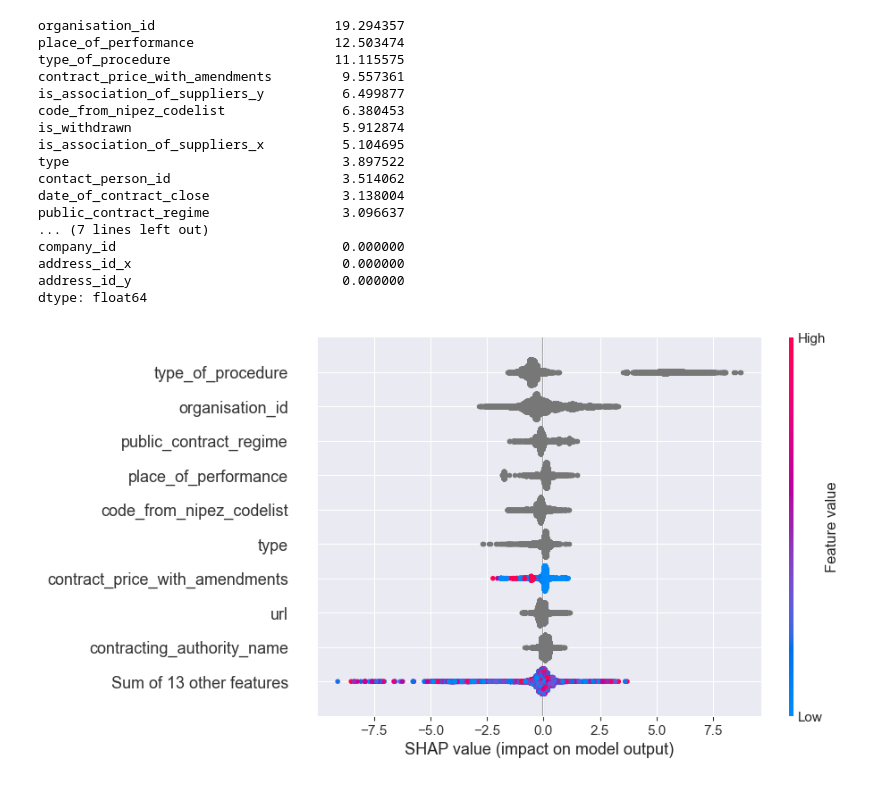
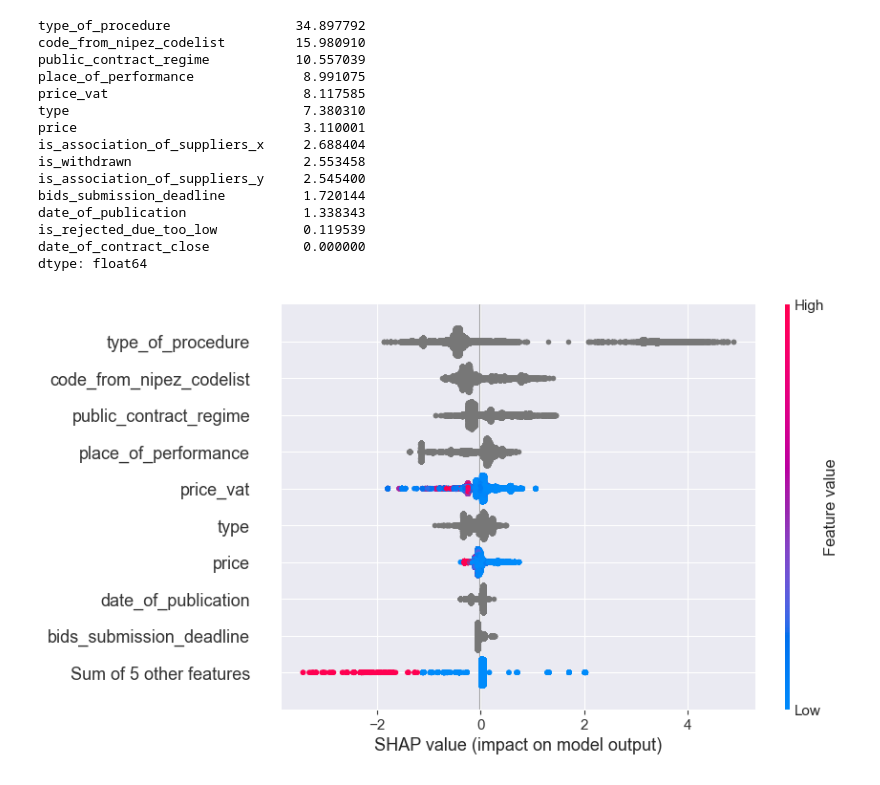
Before and after one commit to opendatalabcz/analysis-public-procurement, a Jupyter notebook: base_model.ipynb, the cells around one changed output. Saved outputs shown, nothing was run; the diff lists cells and outputs as text; code cells hidden in the pictures.

```diff
--- a/base_model.ipynb
+++ b/base_model.ipynb
@@ -36,2 +49,3 @@ for c in categ:
 # %%
-df_for_simple.info()
+df_for_pred.dropna(inplace=True)
+df_for_pred_without_price.dropna(inplace=True)
@@ -56,15 +72,16 @@ memory usage: 11.9+ MB
+# %%
+df_for_pred = df_for_pred.sort_values(by='date_of_publication')
 # %%
-train_data = df_for_simple.drop(columns=["is_winner"])
-train_labels = df_for_simple["is_winner"]
-X_train_base, X_test_base, y_train_base, y_test_base = train_test_split(train_data, train_labels, test_size=0.20, random_state=88 )
+train_data = df_for_pred.drop(columns=["is_winner"])
+train_labels = df_for_pred["is_winner"]
+X_train_base, X_test_base, y_train_base, y_test_base = train_test_split(train_data, train_labels, test_size=0.20, shuffle=False)
 # %%
-model_simple = CatBoostClassifier(iterations=25,
+model_with_price = CatBoostClassifier(iterations=10,
                            depth=7,
                            learning_rate=1,
                            loss_function='Logloss',
                            verbose=True,
-                           cat_features=['place_of_performance', 'public_contract_regime', 'type', 'type_of_procedure', 'address_id_x', 'address_id_y', 'url', 'contracting_authority_name', 'company_id', 'code_from_nipez_codelist','date_of_contract_close', 'date_of_publication' , 'contact_person_id', 'contracting_authority_id', 'organisation_id', 'bids_submission_deadline'])
+                           cat_features=['place_of_performance', 'public_contract_regime', 'type', 'type_of_procedure', 'code_from_nipez_codelist','date_of_contract_close', 'date_of_publication', 'bids_submission_deadline'])
 # train the model
-model_simple.fit(X_train_base, y_train_base)
-model_simple.score(X_test_base, y_test_base.astype("str"))
+model_with_price.fit(X_train_base, y_train_base)
 # %% [output]
@@ -109,29 +113,27 @@ array([[7989,  697],
 # %%
-importances_simple = model_simple.get_feature_importance()
+importances_simple = model_with_price.get_feature_importance()
 feature_importances_simple = pd.Series(importances_simple, index=X_test_base.columns).sort_values(ascending=False)
 feature_importances_simple
 # %% [output]
-organisation_id                       19.294357
-place_of_performance                  12.503474
-type_of_procedure                     11.115575
-contract_price_with_amendments         9.557361
-is_association_of_suppliers_y          6.499877
-code_from_nipez_codelist               6.380453
-is_withdrawn                           5.912874
-is_association_of_suppliers_x          5.104695
-type                                   3.897522
-contact_person_id                      3.514062
-date_of_contract_close                 3.138004
-public_contract_regime                 3.096637
-... (7 lines left out)
-company_id                             0.000000
-address_id_x                           0.000000
-address_id_y                           0.000000
+type_of_procedure                34.897792
+code_from_nipez_codelist         15.980910
+public_contract_regime           10.557039
+place_of_performance              8.991075
+price_vat                         8.117585
+type                              7.380310
+price                             3.110001
+is_association_of_suppliers_x     2.688404
+is_withdrawn                      2.553458
+is_association_of_suppliers_y     2.545400
+bids_submission_deadline          1.720144
+date_of_publication               1.338343
+is_rejected_due_too_low           0.119539
+date_of_contract_close            0.000000
 dtype: float64
 # %%
-explainer = shap.Explainer(model_simple)
+explainer = shap.Explainer(model_with_price)
 shap_values = explainer(X_train_base)
 plt.close('all')
 shap.plots.beeswarm(shap_values)
 # %% [output]
-[figure, old version]
+[figure, new version]
```
Also changed, not shown: parts of 27 cells of this notebook, 5 other files.
